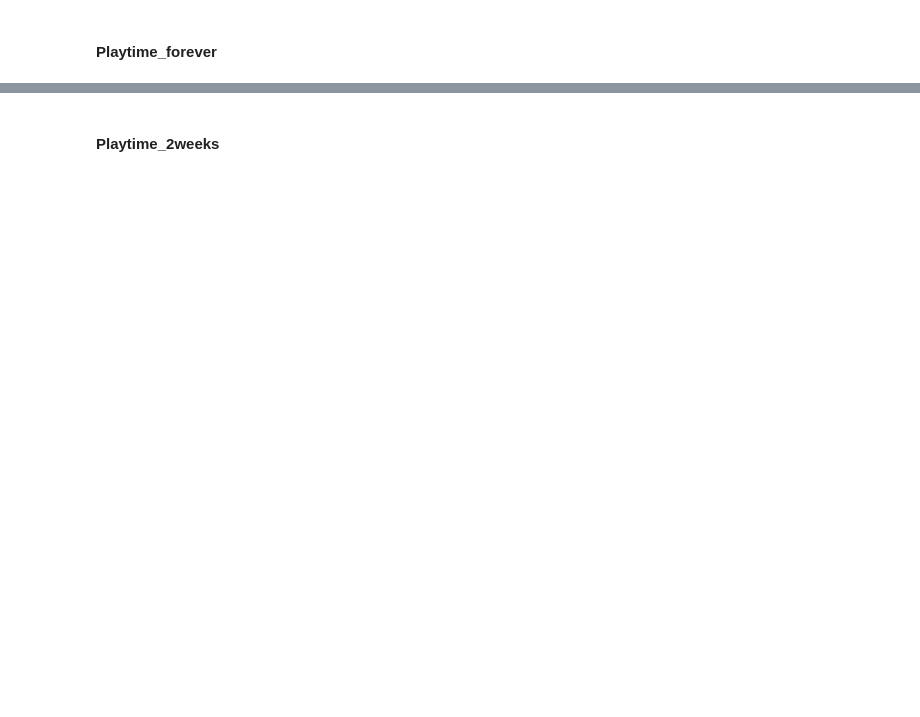
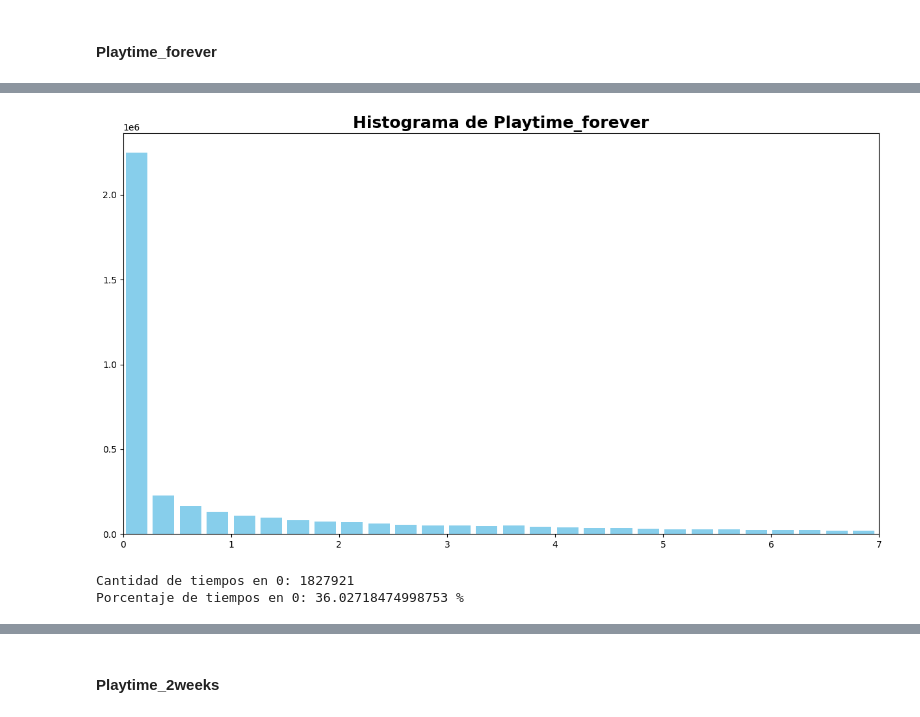
Before and after one commit to carocardenas0699/PI-1-Machine-Learning, a Jupyter notebook: EDA.ipynb, the cells around one changed output, grey strips where cells are left out. Saved outputs shown, nothing was run; the diff lists cells and outputs as text; code cells hidden in the pictures; blank space fills up the shorter version.

```diff
--- a/EDA.ipynb
+++ b/EDA.ipynb
@@ -587,0 +721,14 @@ plt.show()
+# %%
+plt.figure(figsize=(15,8))
+plt.hist(items[items['playtime_forever']<7].iloc[:,4],bins=28,color='skyblue',rwidth=0.8)
+plt.title('Histograma de Playtime_forever', fontweight = 'bold',fontsize=18)
+plt.xlim(0,7)
+plt.show()
+# %% [output]
+[figure, added]
+# %%
+print('Cantidad de tiempos en 0:', items[items['playtime_forever']==0].shape[0])
+print('Porcentaje de tiempos en 0:',(items[items['playtime_forever']==0].shape[0]/items.shape[0])*100,'%')
+# %% [output]
+Cantidad de tiempos en 0: 1827921
+Porcentaje de tiempos en 0: 36.02718474998753 %
```
Also changed, not shown: parts of 34 cells of this notebook, 3 other files.
